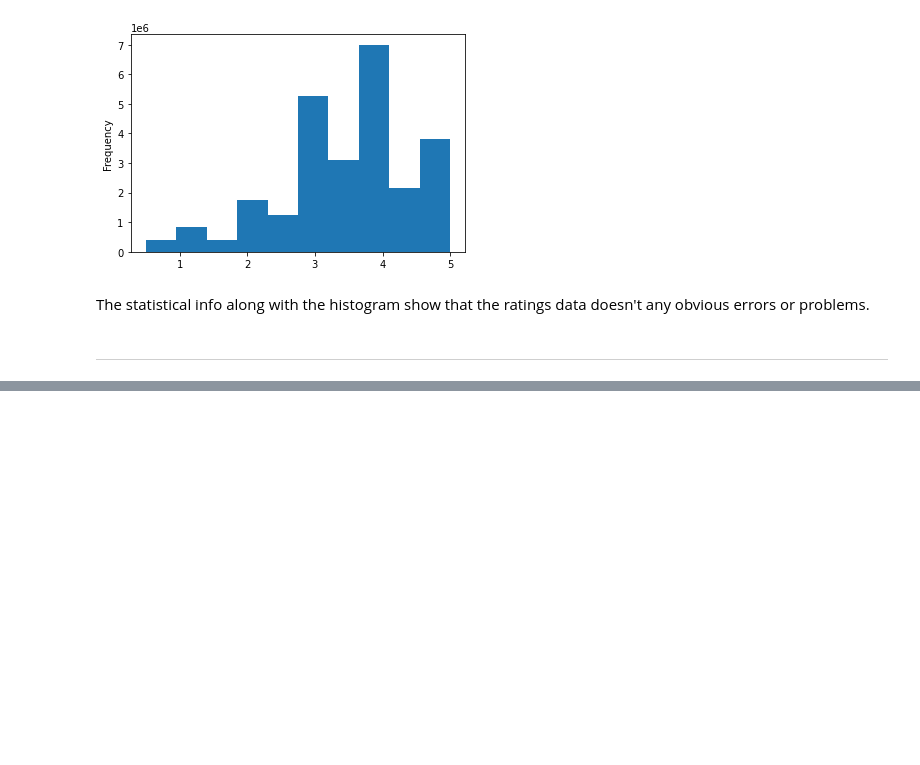
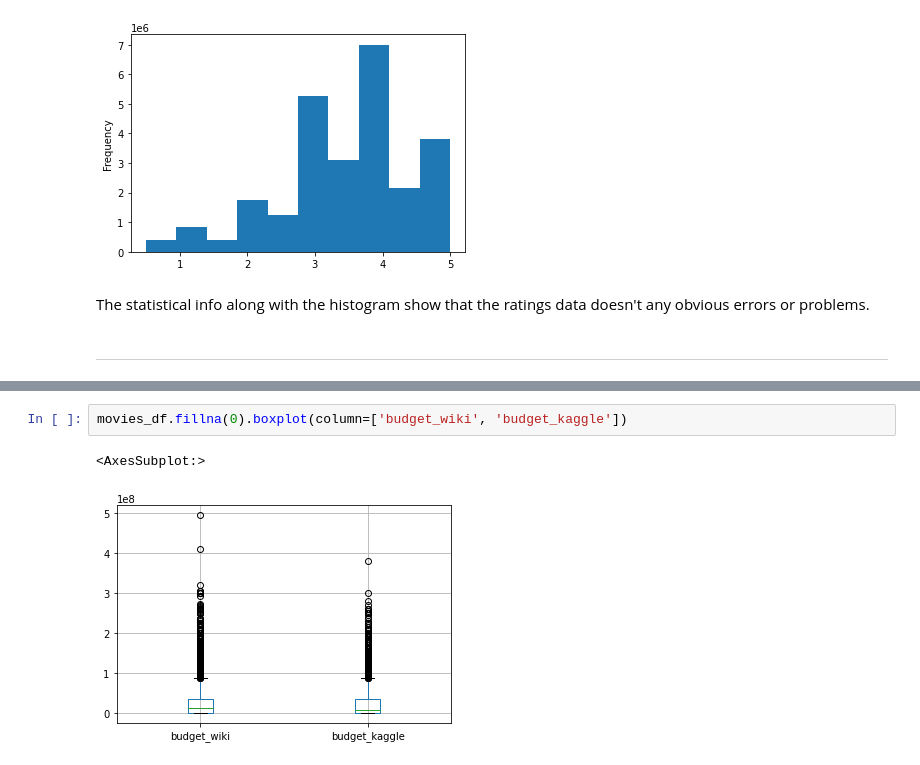
Before and after one commit to cdpeters/movies-ETL, a Jupyter notebook: movies_etl.ipynb, the cells around one changed output, grey strips where cells are left out. Cells and saved outputs as stored; diff of their text form; blank space fills up the shorter version.

```diff
--- a/movies_etl.ipynb
+++ b/movies_etl.ipynb
@@ -742,0 +850,5 @@ any obvious errors or problems.
+# %%
+movies_df.fillna(0).boxplot(column=['budget_wiki', 'budget_kaggle'])
+# %% [output]
+<AxesSubplot:>
+[figure, added]
```
Also changed, not shown: parts of 65 cells of this notebook.
